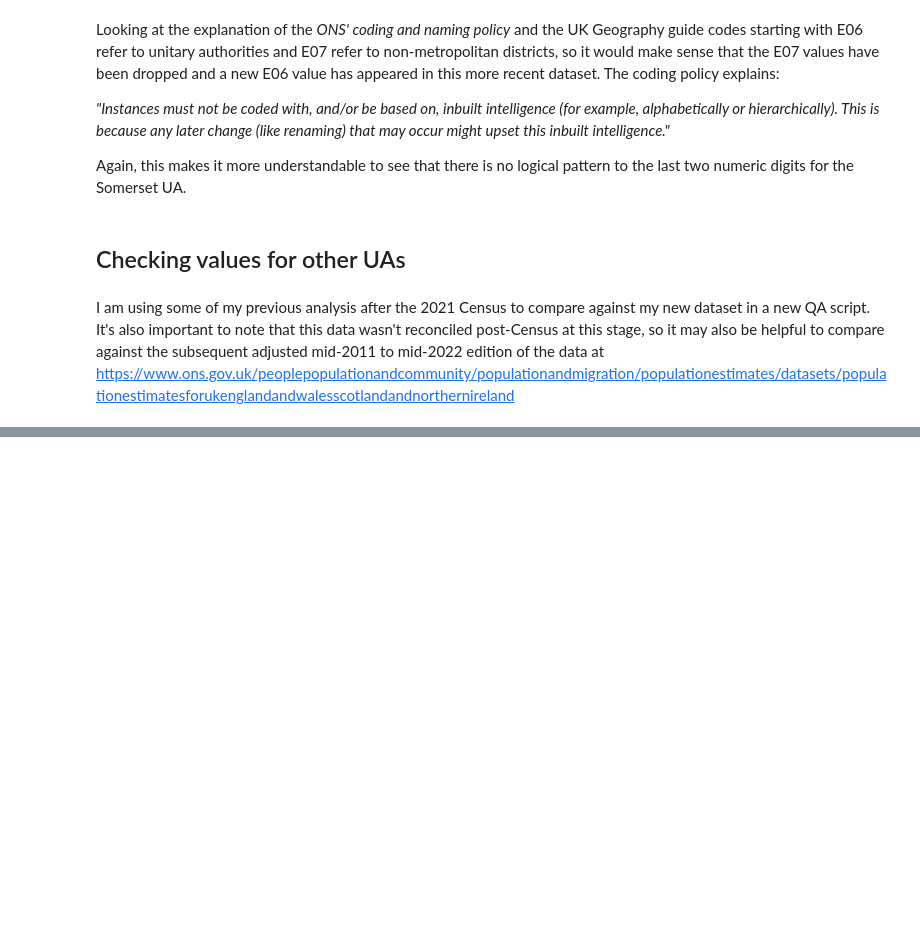
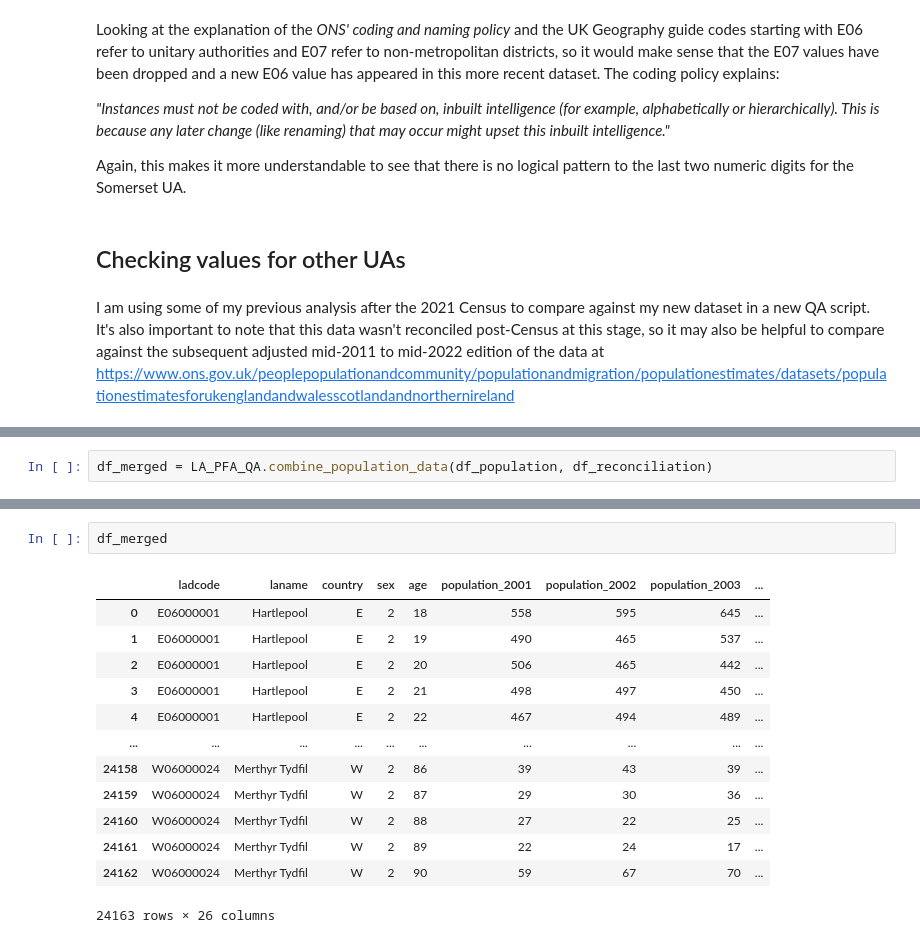
Before and after one commit to Prison-Reform-Trust/womens-imprisonment-PFA, a Jupyter notebook: notebooks/processing_data/1.7-ah-combine-custody-pfa-population.ipynb, the cells around one changed output, grey strips where cells are left out. Drawn from its saved outputs; the diff is of its cells as text; blank space fills up the shorter version.

```diff
--- a/notebooks/processing_data/1.7-ah-combine-custody-pfa-population.ipynb
+++ b/notebooks/processing_data/1.7-ah-combine-custody-pfa-population.ipynb
@@ -135,0 +169,2 @@ df_population, df_reconciliation = src.data.LA_PFA_QA.load_data()
+# %%
+df_merged = LA_PFA_QA.combine_population_data(df_population, df_reconciliation)
@@ -135,0 +185,16 @@ df_population, df_reconciliation = src.data.LA_PFA_QA.load_data()
+# %%
+df_merged
+# %% [output]
+|  | ladcode | laname | country | sex | age | population_2001 | population_2002 | population_2003 | ... |
+| 0 | E06000001 | Hartlepool | E | 2 | 18 | 558 | 595 | 645 | ... |
+| 1 | E06000001 | Hartlepool | E | 2 | 19 | 490 | 465 | 537 | ... |
+| 2 | E06000001 | Hartlepool | E | 2 | 20 | 506 | 465 | 442 | ... |
+| 3 | E06000001 | Hartlepool | E | 2 | 21 | 498 | 497 | 450 | ... |
+| 4 | E06000001 | Hartlepool | E | 2 | 22 | 467 | 494 | 489 | ... |
+| ... | ... | ... | ... | ... | ... | ... | ... | ... | ... |
+| 24158 | W06000024 | Merthyr Tydfil | W | 2 | 86 | 39 | 43 | 39 | ... |
+| 24159 | W06000024 | Merthyr Tydfil | W | 2 | 87 | 29 | 30 | 36 | ... |
+| 24160 | W06000024 | Merthyr Tydfil | W | 2 | 88 | 27 | 22 | 25 | ... |
+| 24161 | W06000024 | Merthyr Tydfil | W | 2 | 89 | 22 | 24 | 17 | ... |
+| 24162 | W06000024 | Merthyr Tydfil | W | 2 | 90 | 59 | 67 | 70 | ... |
+24163 rows × 26 columns
```
Also changed, not shown: parts of 8 cells of this notebook, 1 other file.
